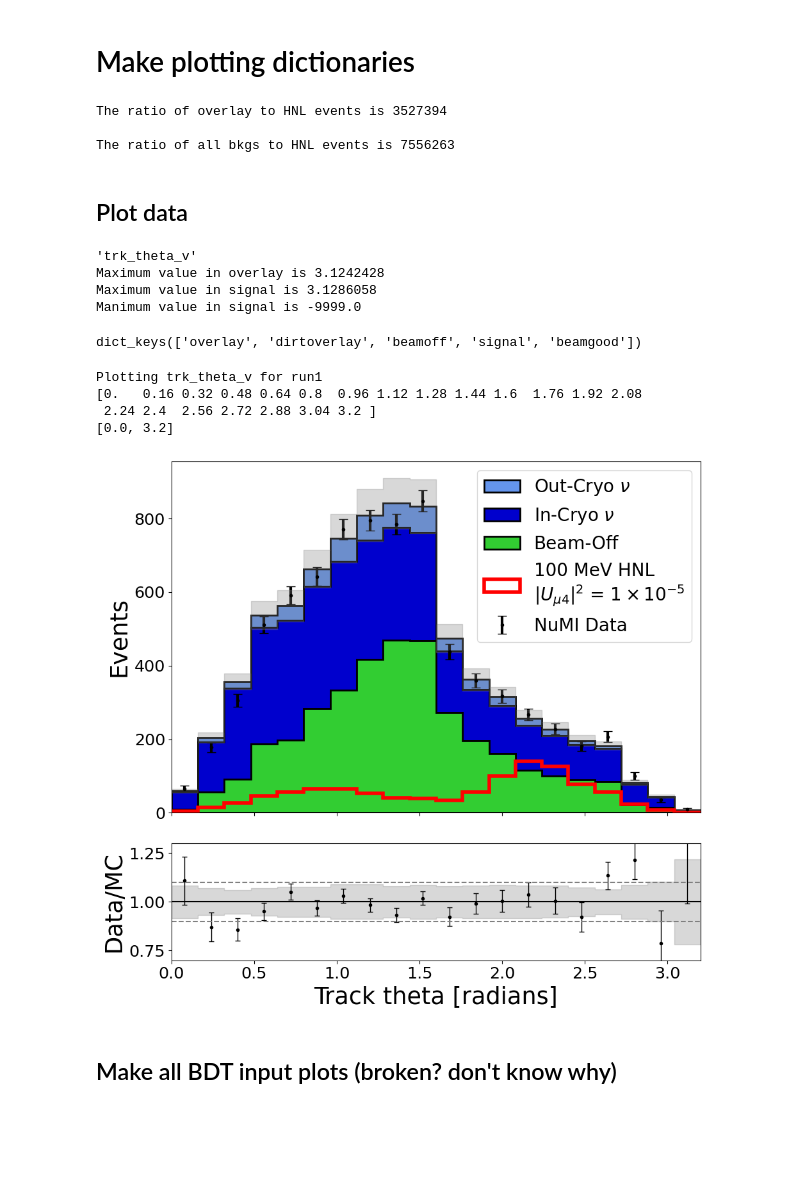
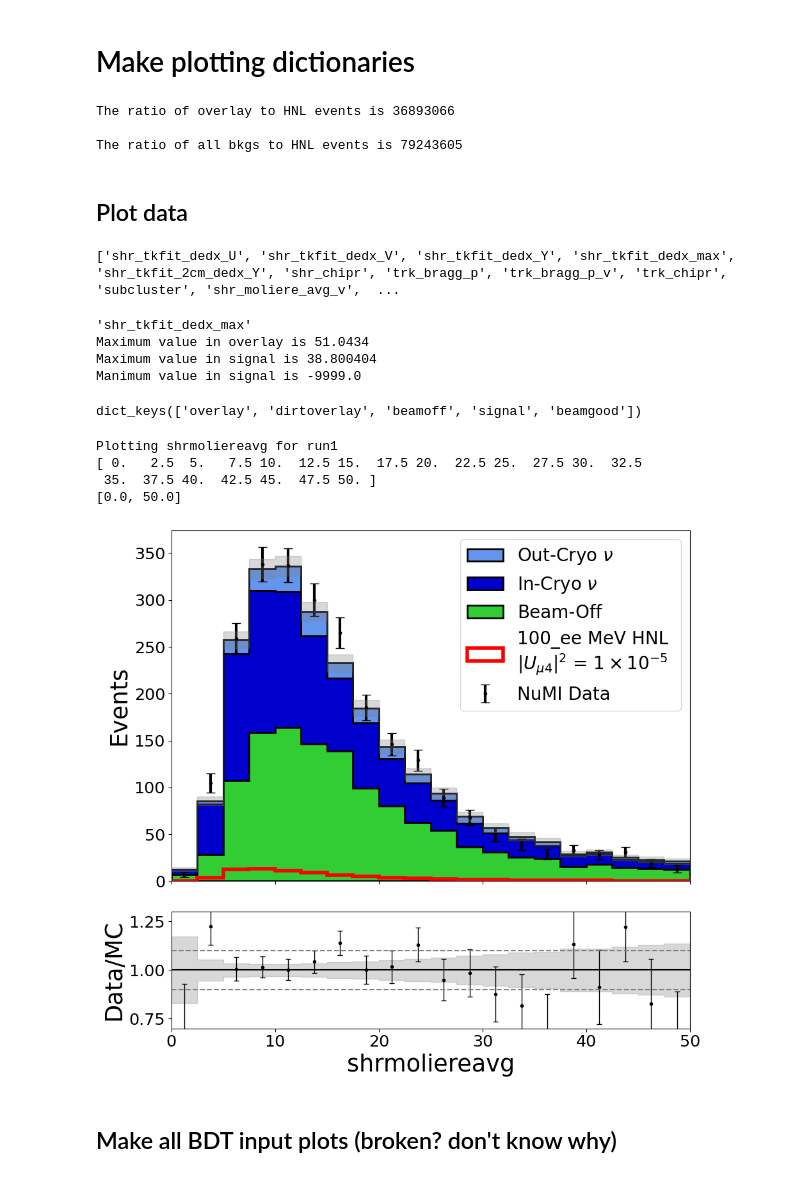
Before and after one commit to dmarsden01/uboone_HNL_analysis, a Jupyter notebook: 2.9_BDT_input_variable_plotting.ipynb, the cells around one changed output. Saved outputs shown, nothing was run; the diff lists cells and outputs as text; code cells hidden in the pictures; blank space fills up the shorter version.

```diff
--- a/2.9_BDT_input_variable_plotting.ipynb
+++ b/2.9_BDT_input_variable_plotting.ipynb
@@ -51,0 +55,20 @@ Loading these run1 samples:
+# %%
+def Load_preselected_pkls(samples, Params, loc_pkls, filename):
+    """
+    For loading in preselected pkl files.
+    """
+    sample_test_dict = {}
+    sig_names_list = Constants.HNL_ee_samples_names+Constants.HNL_mass_pi0_samples_names+Constants.HNL_ee_dirac_names+Constants.HNL_pi0_dirac_names
+    if Params["Load_DetVars"] == True: loc_pkls += "DetVars/"
+    elif Params["Load_Signal_DetVars"] == True: loc_pkls += "Signal_DetVars/"
+    elif Params['Load_pi0_signal_DetVars'] == True: loc_pkls += "Signal_DetVars/pi0/"
+    for sample in samples:
+        if Params["Load_pi0_signal"] == True: start_str = loc_pkls + "pi0_selection/Preselected_"
+        # elif (sample == "beamoff") and (Params["EXT_in_training"] == True: start_str = loc_pkls + "BDT_Test_dfs/Test_overlay_"
+        else: start_str = loc_pkls + "Preselected_"
+        # sample_test_dict[sample] = pd.read_pickle(loc_pkls+f"Preselected_{sample}_"+Params["Run"]+f"_flattened{filename}.pkl")
+        sample_test_dict[sample] = pd.read_pickle(start_str+f"{sample}_"+Params["Run"]+f"_flattened{filename}.pkl")
+
+    return sample_test_dict
+# %%
+samples_dict = Load_preselected_pkls(samples, Params, loc_pkls, end_string)
@@ -106,8 +128,8 @@ beamgood length is 7662
 # %%
 #Want to have arrows drawn on for where the preselection cut goes
 HNL_mass = 100
-if Params["Load_pi0_signal"]:
-    HNL_mass = f"{HNL_mass}_pi0" #only plotting one at a time
+if Params["Load_pi0_signal"]: HNL_mass = f"{HNL_mass}_pi0" #only plotting one at a time
+if Params["Load_lepton_signal"]: HNL_mass = f"{HNL_mass}_ee" #only plotting one at a time
 
 samples_plotting = {"overlay":samples_dict["overlay"],
                     "dirtoverlay":samples_dict["dirtoverlay"],
@@ -135,9 +157,9 @@ if Params["Load_data"] == True:
 
 PT.HNL_scaling_calculator(samples_plotting,sample_norms)
 # %% [output]
-The ratio of overlay to HNL events is 3527394
+The ratio of overlay to HNL events is 36893066
 
-The ratio of all bkgs to HNL events is 7556263
+The ratio of all bkgs to HNL events is 79243605
 # %% [markdown]
 ## Plot data
 # %%
@@ -153,13 +175,17 @@ var_list_save = ['shrclusdir2', 'n_tracks', 'trk_energy',
        'trk_theta_v', 'trk_phi_v', 'trk_energy_hits_tot', 'trk_dir_z_v',
        'SliceCaloEnergy2', 'trk_score', 'shr_energy_tot', 'trk_energy_tot', 'n_showers']
 count = 0
+
+print(Variables.other_potential_vars)
+# %% [output]
+['shr_tkfit_dedx_U', 'shr_tkfit_dedx_V', 'shr_tkfit_dedx_Y', 'shr_tkfit_dedx_max', 'shr_tkfit_2cm_dedx_Y', 'shr_chipr', 'trk_bragg_p', 'trk_bragg_p_v', 'trk_chipr', 'subcluster', 'shr_moliere_avg_v',  ...
 # %%
 #Calculate sys
 # variable = var_list_save[count]
 # count+=1
 
-Calculate_sys = True
-variable = 'trk_theta_v'
+Calculate_sys = False
+variable = 'shr_tkfit_dedx_max'
 
 
 print("\'"+variable+"\'")
@@ -178,46 +204,47 @@ print("Maximum value in signal is " + str(max(samples_plotting["signal"][variabl
 print("Manimum value in signal is " + str(min(samples_plotting["signal"][variable].to_numpy())))
 samples_plotting.keys()
 # %% [output]
-'trk_theta_v'
-Maximum value in overlay is 3.1242428
-Maximum value in signal is 3.1286058
+'shr_tkfit_dedx_max'
+Maximum value in overlay is 51.0434
+Maximum value in signal is 38.800404
 Manimum value in signal is -9999.0
 dict_keys(['overlay', 'dirtoverlay', 'beamoff', 'signal', 'beamgood'])
 # %%
 savefig = False
 
 print(f"Plotting {variable} for " + Params["Run"])
 
-xlabel = Constants.variable_names_dict[variable]
+if variable in Constants.variable_names_dict: xlabel = Constants.variable_names_dict[variable]
+else: xlabel = variable
 
-bins = Variables_bins.BDT_vars_bins[variable]
+if variable in Variables_bins.BDT_vars_bins: bins = Variables_bins.BDT_vars_bins[variable]
+else: bins = np.linspace(0, 50, 21)
 xlims = [bins[0],bins[-1]]
 print(bins)
 print(xlims)
-# PT.Plot_preselection_variable_data(variable, samples_plotting, sample_norms, xlabel="Neutrino slice",xlims=[-0.5,1.5],bins=2, HNL_mass=HNL_mass,
-#                               HNLplotscale=80000000,cutline=0.0,legloc="upper right", show_ev_nums=False, CalcSys=Calculate_sys, xticks = [0,1])
+
 PT.Plot_preselection_variable_data(variable, samples_plotting, sample_norms, xlabel=xlabel, xlims=xlims, bins=bins, HNL_mass=HNL_mass,
                                    HNLplotscale=1000000,cutline=0.0,legloc="best", show_ev_nums=False, CalcSys=Calculate_sys, xticks = [],
                                    sys_dict=flat_sys_vars_dict, centre_bins=False, hatch=False, ylimit=None, legsize=20, logy=False,
                                    HNL_scale_label=True)
 
 # if variable == "n_pfps":plt.xlim([0.5, 8.5])
 
 # plt.axvline(x=16.5, lw=3, color='green', linestyle = 'dashed')
 Name = "Labelled_"
 if Params["Load_pi0_signal"] == True: Name = "pi0/"
 if Calculate_sys==True: Sys_name = "with_sys"
 if Calculate_sys==False: Sys_name = "no_sys"
 
 if savefig == True:
     plt.savefig(f"plots/Data_MC_comparison/BDT_input_variables/{Name}{variable}_" + Params["Run"] + f"_{HNL_mass}MeV_{Sys_name}.png")
     plt.savefig(f"plots/Data_MC_comparison/BDT_input_variables/{Name}{variable}_" + Params["Run"] + f"_{HNL_mass}MeV_{Sys_name}.pdf")
 # %% [output]
-Plotting trk_theta_v for run1
-[0.   0.16 0.32 0.48 0.64 0.8  0.96 1.12 1.28 1.44 1.6  1.76 1.92 2.08
- 2.24 2.4  2.56 2.72 2.88 3.04 3.2 ]
-[0.0, 3.2]
+Plotting shrmoliereavg for run1
+[ 0.   2.5  5.   7.5 10.  12.5 15.  17.5 20.  22.5 25.  27.5 30.  32.5
+ 35.  37.5 40.  42.5 45.  47.5 50. ]
+[0.0, 50.0]
-[figure, old version]
+[figure, new version]
 # %% [markdown]
 ## Make all BDT input plots (broken? don't know why)
 # %%
```
Also changed, not shown: parts of 4 cells of this notebook, 3 other files.
